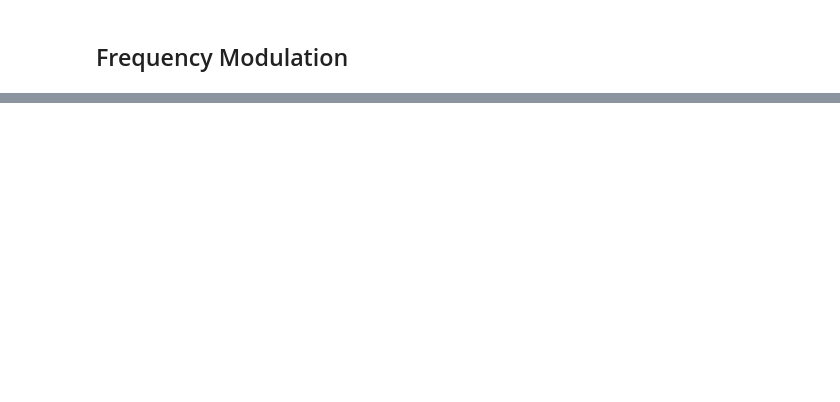
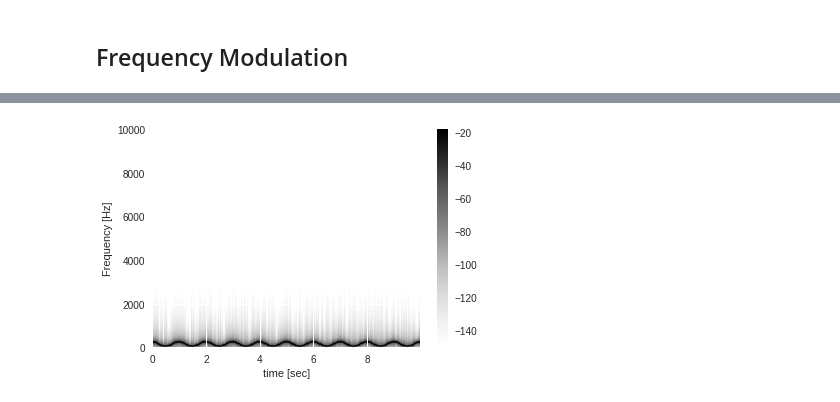
Before and after one commit to hrtlacek/dspCourse, a Jupyter notebook: notebooks/02_Modulation.ipynb, the cells around one changed output, grey strips where cells are left out. Saved outputs shown, nothing was run; the diff lists cells and outputs as text; code cells hidden in the pictures; blank space fills up the shorter version.

```diff
--- a/notebooks/02_Modulation.ipynb
+++ b/notebooks/02_Modulation.ipynb
@@ -67,0 +77,9 @@ show()
+# %%
+specgram(x2, Fs=fs, vmin=-150,NFFT=2048)
+xlabel('time [sec]')
+ylabel('Frequency [Hz]')
+ylim([20,10000])
+colorbar()
+show()
+# %% [output]
+[figure, added]
```
Also changed, not shown: parts of 13 cells of this notebook, 1 other file.
